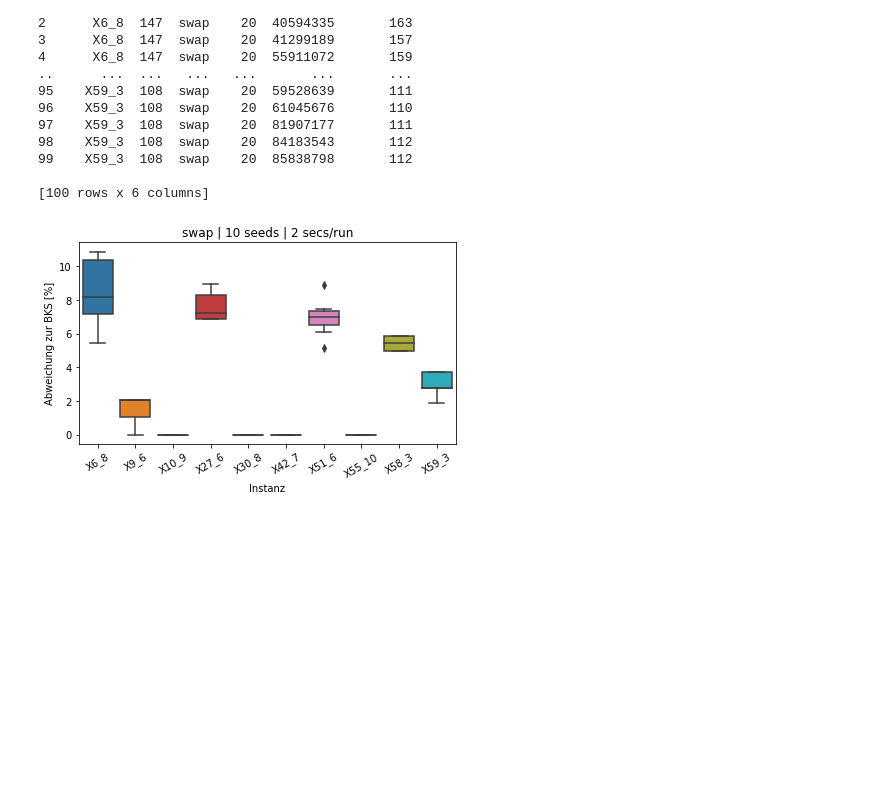
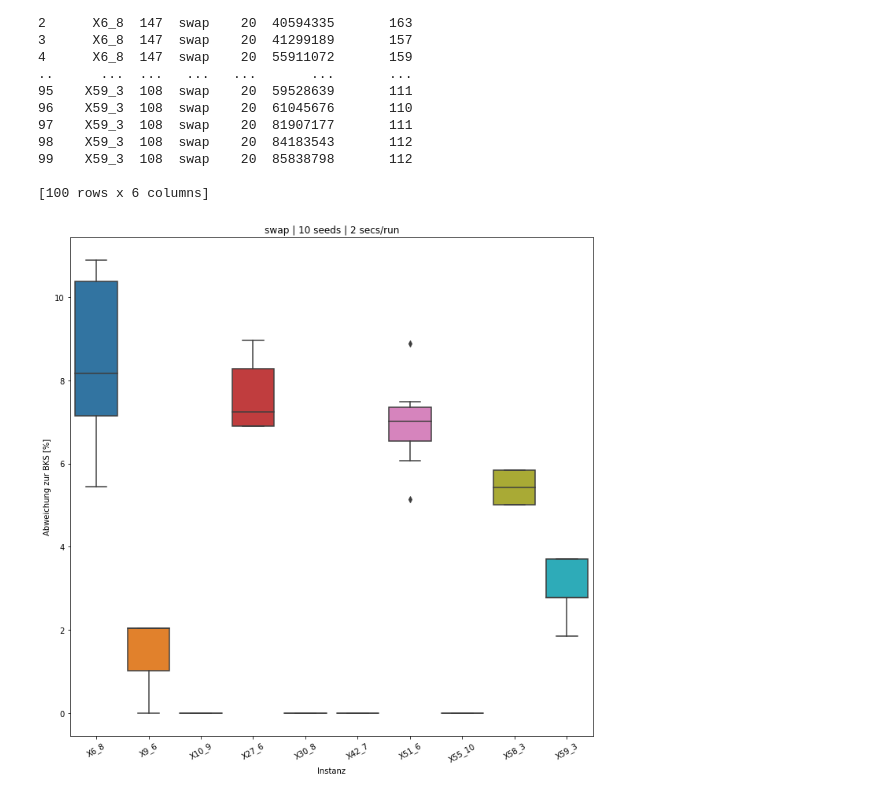
Before and after one commit to mbenahmed1/ScheduleMe, a Jupyter notebook: etc/phase2_plots.ipynb, the cells around one changed output. Saved outputs shown, nothing was run; the diff lists cells and outputs as text; code cells hidden in the pictures; blank space fills up the shorter version.

```diff
--- a/etc/phase2_plots.ipynb
+++ b/etc/phase2_plots.ipynb
@@ -20,13 +20,15 @@ print(data)
 # %%
 import seaborn as sns
 import matplotlib.pyplot as plt
 
-fig, ax = plt.subplots()
+fig, ax = plt.subplots(figsize=(10,10))
 
 sns.boxplot(ax=ax, x=data.instance,  y=(data.makespan/data.bks - 1) * 100)
+# sns.scatterplot(ax=ax, x=data.instance,  y=data.bks, s=100)
+# sns.boxplot(ax=ax, x=data.instance,  y=data.makespan)
 
 ax.set(title="swap | 10 seeds | 2 secs/run", xlabel="Instanz", ylabel="Abweichung zur BKS [%]")
 ax.set_xticklabels(ax.get_xticklabels(), rotation=30)
 plt.tight_layout()
 # %% [output]
-[figure, old version]
+[figure, new version]
```
Also changed, not shown: 1 other file.
